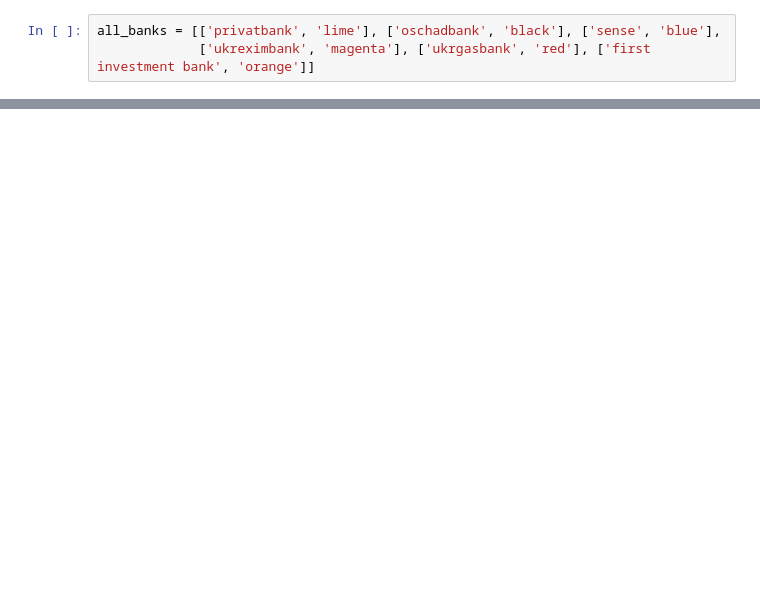
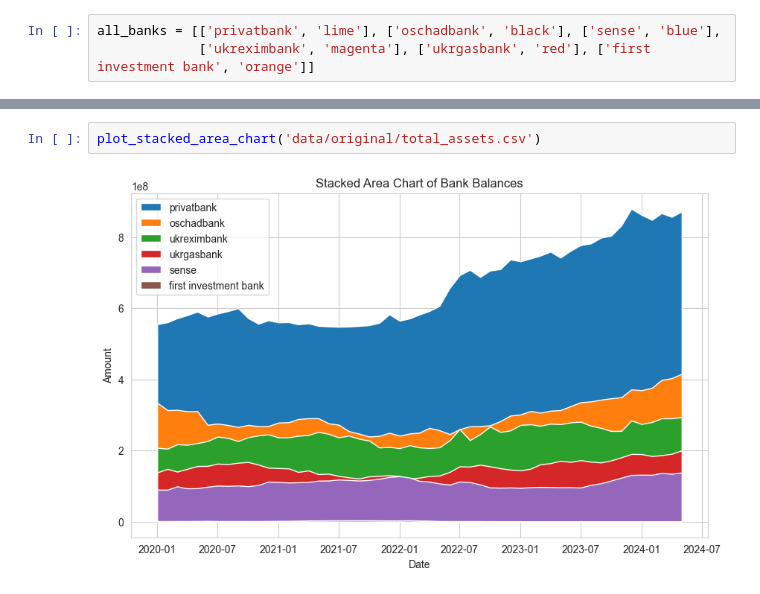
Before and after one commit to pnanstasia/StateOwnedBanksIndustryAnalysys, a Jupyter notebook: plots.ipynb, the cells around one changed output, grey strips where cells are left out. Saved outputs shown, nothing was run; the diff lists cells and outputs as text; blank space fills up the shorter version.

Commit message:
added stacked area chart

```diff
--- a/plots.ipynb
+++ b/plots.ipynb
@@ -9,0 +10,4 @@ plot_donut_chart('data/original/total_assets.csv', '2024-05', all_banks)
+# %%
+plot_stacked_area_chart('data/original/total_assets.csv')
+# %% [output]
+[figure, added]
```
Also changed, not shown: parts of 2 cells of this notebook, 1 other file.
